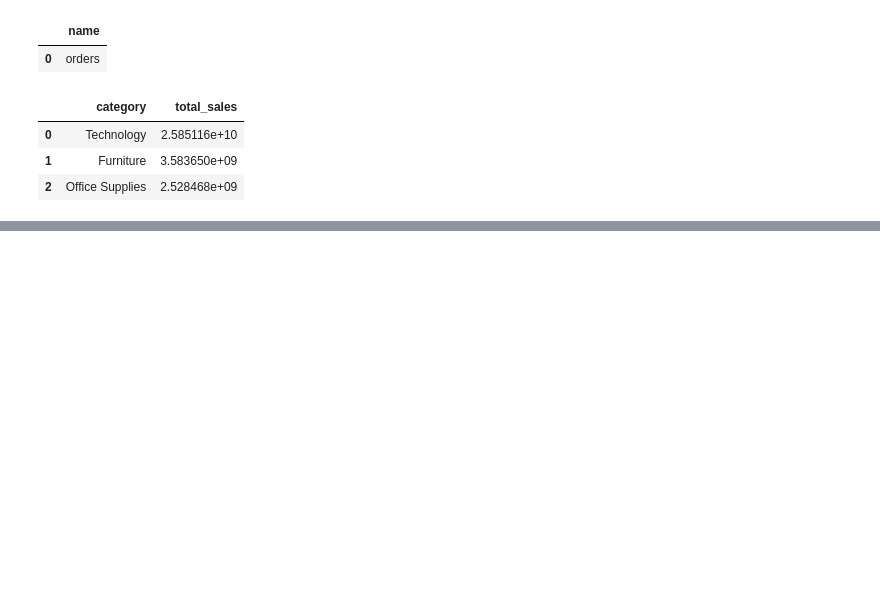
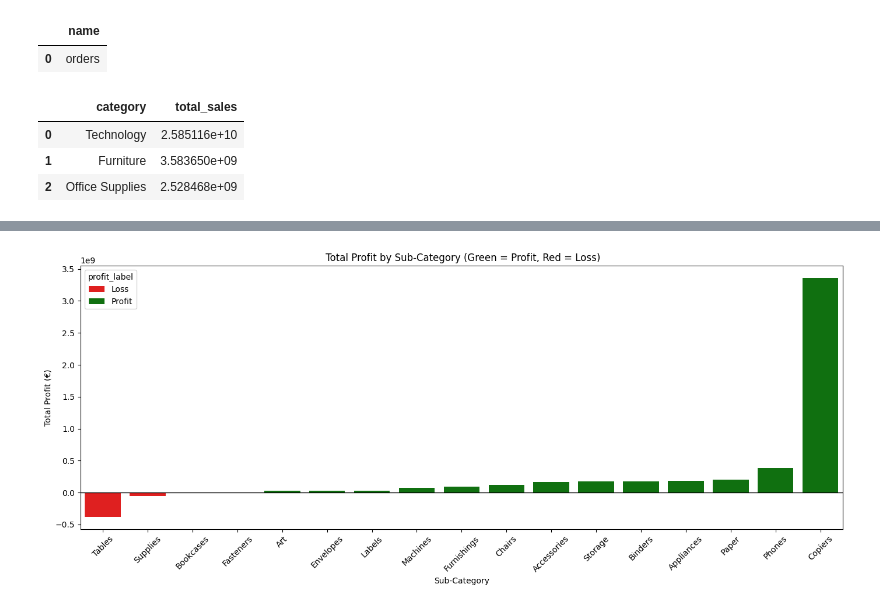
Before and after one commit to Egbe34/final-project-global-superstore, a Jupyter notebook: notebooks/1_data_loading_preview.ipynb, the cells around one changed output, grey strips where cells are left out. Saved outputs shown, nothing was run; the diff lists cells and outputs as text; code cells hidden in the pictures; blank space fills up the shorter version.

```diff
--- a/notebooks/1_data_loading_preview.ipynb
+++ b/notebooks/1_data_loading_preview.ipynb
@@ -184,0 +303,16 @@ result
+# %%
+query = """
+SELECT
+    category,
+    sub_category,
+    SUM(sales) AS total_sales,
+    SUM(profit) AS total_profit,
+    SUM(quantity) AS total_quantity,
+    ROUND(SUM(profit) / NULLIF(SUM(sales), 0), 2) AS profit_margin
+FROM orders
+GROUP BY category, sub_category
+ORDER BY total_profit DESC;
+"""
+
+category_df = pd.read_sql(query, con=engine)
+category_df.head(10)
@@ -184,0 +425,29 @@ result
+# %%
+import matplotlib.pyplot as plt
+import seaborn as sns
+
+# Create a new column to color by profit/loss
+category_df["profit_label"] = category_df["total_profit"].apply(lambda x: "Profit" if x > 0 else "Loss")
+
+# Sort for better appearance
+category_df = category_df.sort_values("total_profit", ascending=True)
+
+# Plot
+plt.figure(figsize=(14, 6))
+sns.barplot(
+    data=category_df,
+    x="sub_category",
+    y="total_profit",
+    hue="profit_label",
+    palette={"Profit": "green", "Loss": "red"}
+)
+
+plt.title(" Total Profit by Sub-Category (Green = Profit, Red = Loss)")
+plt.xticks(rotation=45)
+plt.xlabel("Sub-Category")
+plt.ylabel("Total Profit (€)")
+plt.axhline(0, color='black', linewidth=1)
+plt.tight_layout()
+plt.show()
+# %% [output]
+[figure, added]
```
Also changed, not shown: parts of 52 cells of this notebook, 8 other files.
